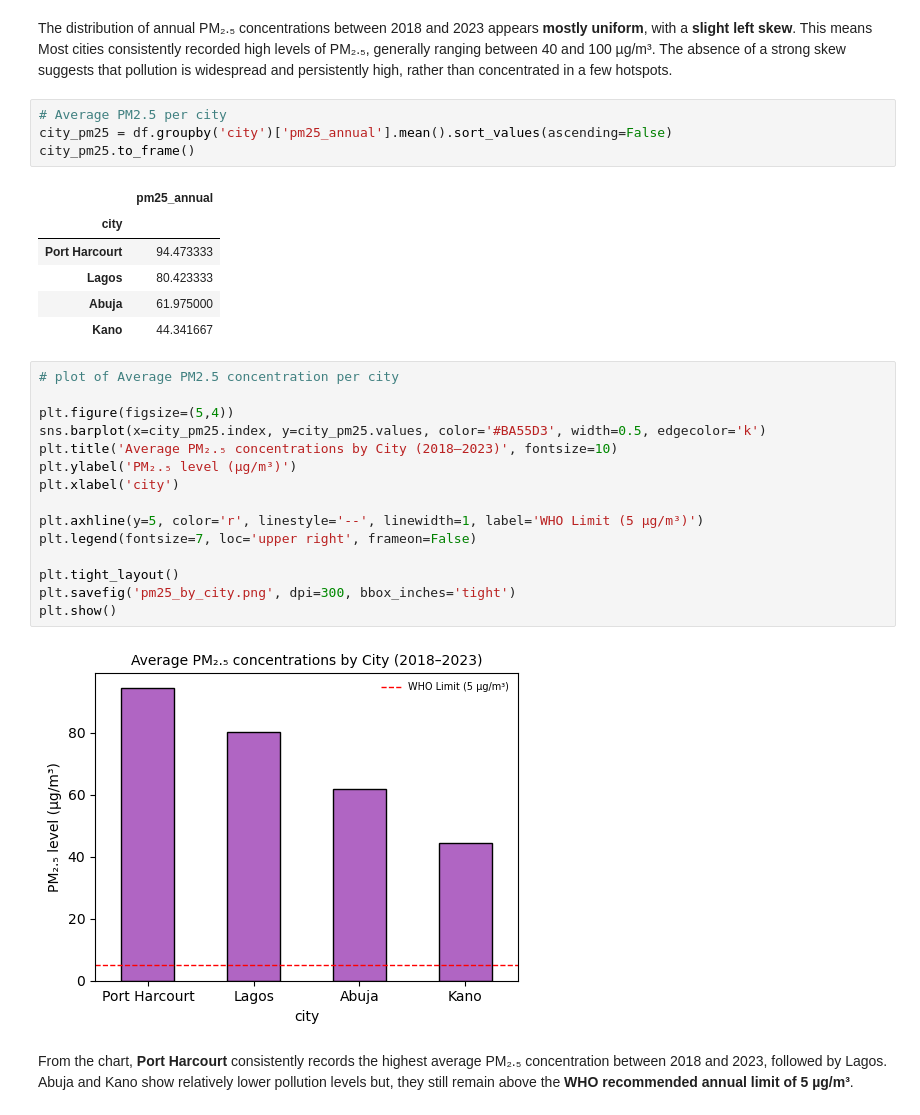
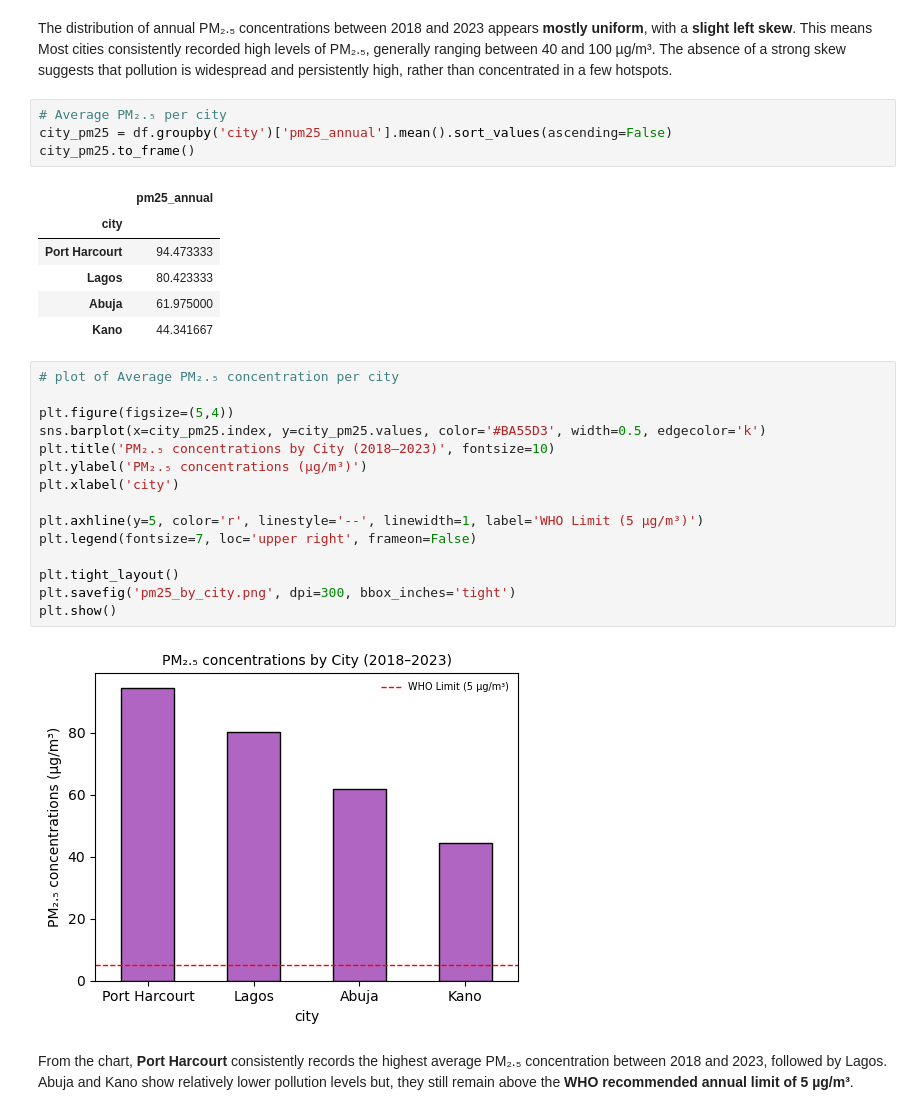
Before and after one commit to DataxEnv/environmental-health-analysis, a Jupyter notebook: environmental_health_analysis.ipynb, the cells around one changed output. Drawn from its saved outputs; the diff is of its cells as text.

```diff
--- a/environmental_health_analysis.ipynb
+++ b/environmental_health_analysis.ipynb
@@ -138,7 +138,7 @@ plt.show()
 The distribution of annual PM₂.₅ concentrations between 2018 and 2023 appears **mostly uniform**, with a **slight left skew**.
 This means Most cities consistently recorded high levels of PM₂.₅, generally ranging between 40 and 100 µg/m³. The absence of a strong skew suggests that pollution is widespread and persistently high, rather than concentrated in a few hotspots.
 # %%
-# Average PM2.5 per city
+# Average PM₂.₅ per city
 city_pm25 = df.groupby('city')['pm25_annual'].mean().sort_values(ascending=False)
 city_pm25.to_frame()
 # %% [output]
@@ -149,22 +149,22 @@ city_pm25.to_frame()
 | Abuja | 61.975000 |
 | Kano | 44.341667 |
 # %%
-# plot of Average PM2.5 concentration per city
+# plot of Average PM₂.₅ concentration per city
 
 plt.figure(figsize=(5,4))
 sns.barplot(x=city_pm25.index, y=city_pm25.values, color='#BA55D3', width=0.5, edgecolor='k')
-plt.title('Average PM₂.₅ concentrations by City (2018–2023)', fontsize=10)
-plt.ylabel('PM₂.₅ level (µg/m³)')
+plt.title('PM₂.₅ concentrations by City (2018–2023)', fontsize=10)
+plt.ylabel('PM₂.₅ concentrations (µg/m³)')
 plt.xlabel('city')
 
 plt.axhline(y=5, color='r', linestyle='--', linewidth=1, label='WHO Limit (5 µg/m³)')
 plt.legend(fontsize=7, loc='upper right', frameon=False)
 
 plt.tight_layout()
 plt.savefig('pm25_by_city.png', dpi=300, bbox_inches='tight')
 plt.show()
 # %% [output]
-[figure, old version]
+[figure, new version]
 # %% [markdown]
 From the chart, **Port Harcourt** consistently records the highest average PM₂.₅ concentration between 2018 and 2023, followed by Lagos. Abuja and Kano show relatively lower pollution levels but, they still remain above the **WHO recommended annual limit of 5 µg/m³**.
 # %%
```
Also changed, not shown: parts of 8 cells of this notebook.
